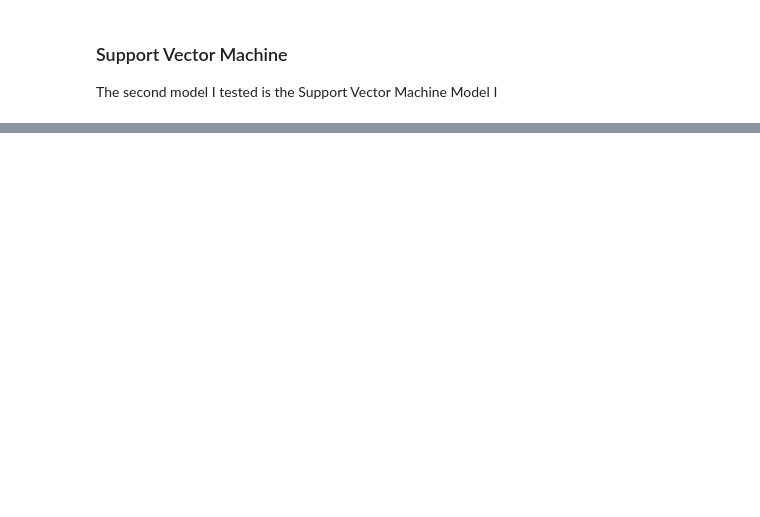
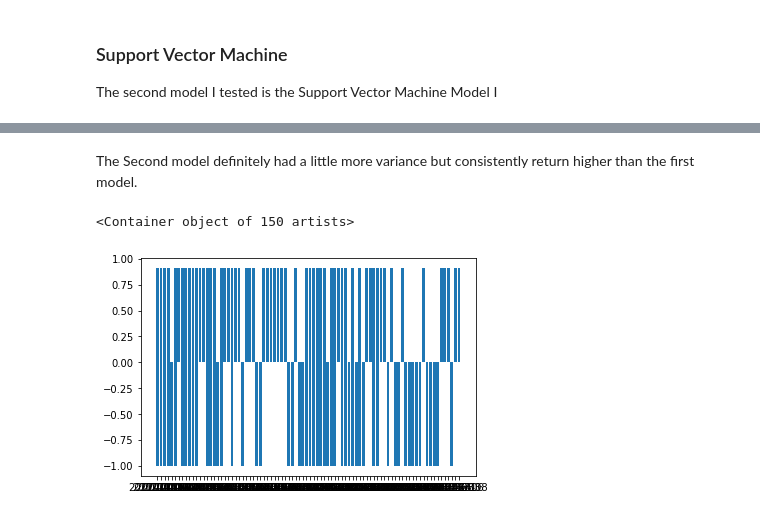
Before and after one commit to bryanco1966/Sports-Modeling, a Jupyter notebook: NBA Categorical Analysis.ipynb, the cells around one changed output, grey strips where cells are left out. Saved outputs shown, nothing was run; the diff lists cells and outputs as text; code cells hidden in the pictures; blank space fills up the shorter version.

```diff
--- a/NBA Categorical Analysis.ipynb
+++ b/NBA Categorical Analysis.ipynb
@@ -598,0 +584,7 @@ If you include the Random Forest.  The best predictions are betting the away tea
+# %% [markdown]
+The Second model definitely had a little more variance but consistently return higher than the first model.
+# %%
+plt.bar(nba_test.date, nba_test.away_payout)
+# %% [output]
+<Container object of 150 artists>
+[figure, added]
```
Also changed, not shown: parts of 37 cells of this notebook, 2 other files.
